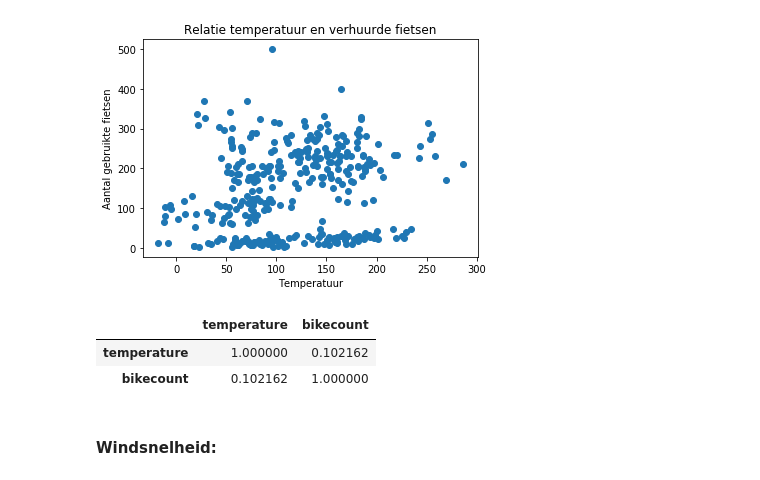
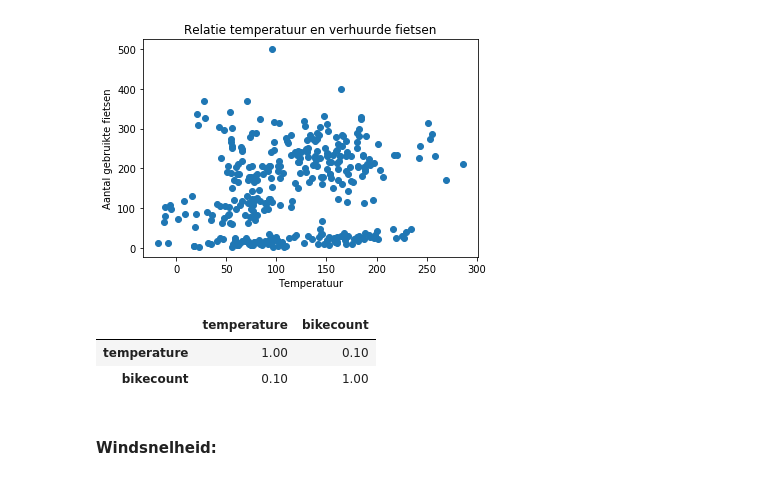
Before and after one commit to vlreinier/DIP, a Jupyter notebook: FlickBikeAnalysis.ipynb, the cells around one changed output. Cells and saved outputs as stored; diff of their text form; code cells hidden in the pictures.

```diff
--- a/FlickBikeAnalysis.ipynb
+++ b/FlickBikeAnalysis.ipynb
@@ -122,11 +92,11 @@ plt.show()
 # %% [output]
 [figure]
 # %%
-temp[temp['temperature'] < temp['temperature'].mean()].corr().style.background_gradient(cmap='coolwarm')
+temp[temp['temperature'] < temp['temperature'].mean()].corr().style.background_gradient(cmap='coolwarm').set_precision(2)
 # %% [output]
 |  | temperature | bikecount |
-| temperature | 1.000000 | 0.102162 |
-| bikecount | 0.102162 | 1.000000 |
+| temperature | 1.00 | 0.10 |
+| bikecount | 0.10 | 1.00 |
 # %% [markdown]
 #### Windsnelheid:
 # %%
```
Also changed, not shown: parts of 8 cells of this notebook.
